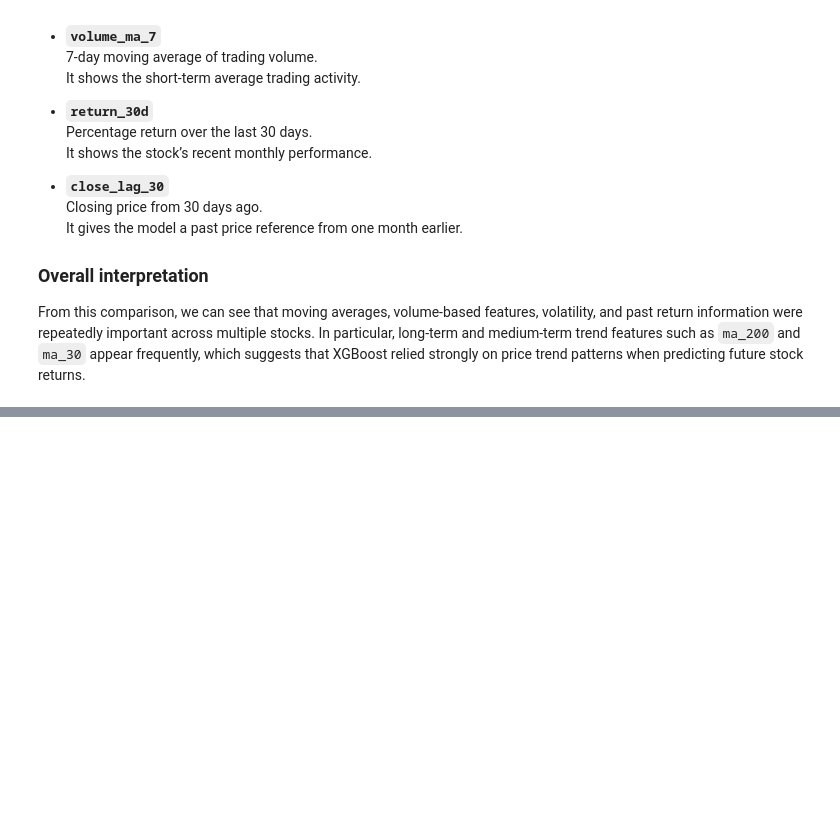
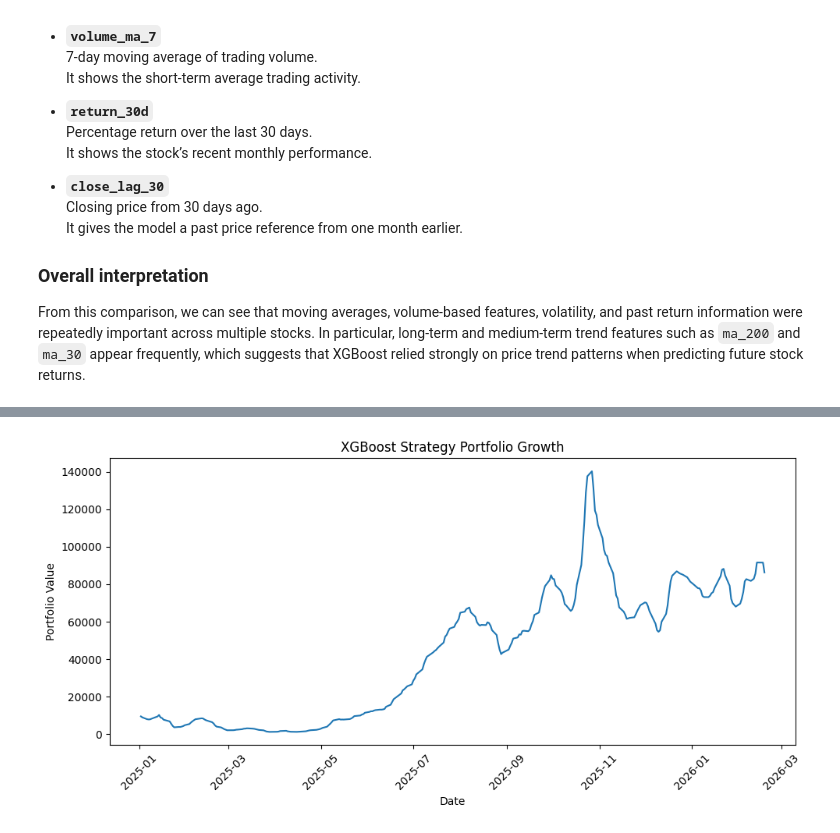
Before and after one commit to SU-IST707-SP26/group-project-algorithm-architects, a Jupyter notebook: work/Models/Xgboost_model.ipynb, the cells around one changed output, grey strips where cells are left out. Cells and saved outputs as stored; diff of their text form; code cells hidden in the pictures; blank space fills up the shorter version.

Commit message:
updated xgboost model

```diff
--- a/work/Models/Xgboost_model.ipynb
+++ b/work/Models/Xgboost_model.ipynb
@@ -2696,0 +2681,8 @@ A later project step can extend this into full portfolio allocation by distribut
+# %%
+# Select the top-ranked stock for each date
+
+top_stock_each_date_df = xgboost_predictions_df[
+    xgboost_predictions_df["Rank"] == 1
+].copy()
+
+top_stock_each_date_df.head(15)
@@ -2696,0 +2716,18 @@ A later project step can extend this into full portfolio allocation by distribut
+# %%
+# Simulate portfolio growth using the top-ranked stock at each date
+
+initial_capital = 10000
+capital = initial_capital
+portfolio_values = []
+
+for actual_return in top_stock_each_date_df["Actual Return"]:
+    capital = capital * (1 + actual_return)
+    portfolio_values.append(capital)
+
+# Store cumulative results
+top_stock_each_date_df["Portfolio Value"] = portfolio_values
+top_stock_each_date_df["Profit/Loss"] = (
+    top_stock_each_date_df["Portfolio Value"] - initial_capital
+)
+
+top_stock_each_date_df.head(15)
@@ -2696,0 +2783,14 @@ A later project step can extend this into full portfolio allocation by distribut
+# %%
+import matplotlib.pyplot as plt
+
+# Plot portfolio growth over time
+plt.figure(figsize=(10, 5))
+plt.plot(top_stock_each_date_df["Date"], top_stock_each_date_df["Portfolio Value"])
+plt.title("XGBoost Strategy Portfolio Growth")
+plt.xlabel("Date")
+plt.ylabel("Portfolio Value")
+plt.xticks(rotation=45)
+plt.tight_layout()
+plt.show()
+# %% [output]
+[figure, added]
```
Also changed, not shown: parts of 25 cells of this notebook, 1 other file.
